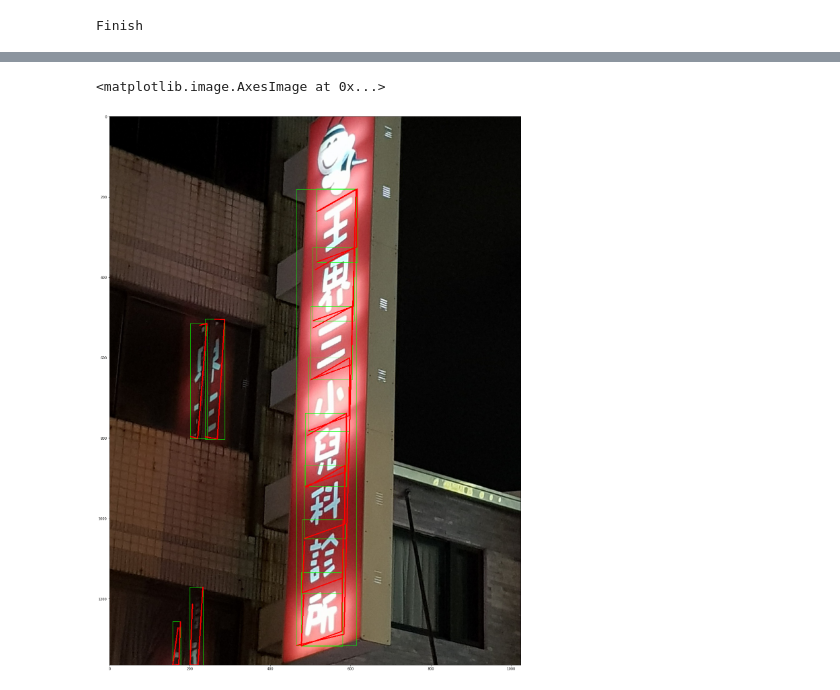
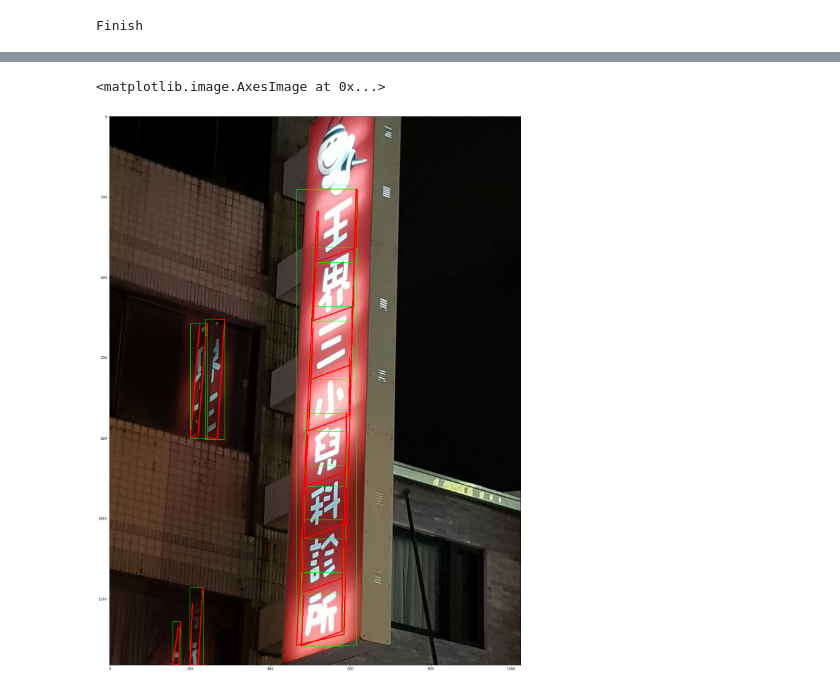
Before and after one commit to you-ming-hu/Sinalboard_OCR, a Jupyter notebook: code/official_data_preprocess/transform_official_label.ipynb, the cells around one changed output, grey strips where cells are left out. Saved outputs shown, nothing was run; the diff lists cells and outputs as text; code cells hidden in the pictures.

Commit message:
1.重新排序label中四邊形各點的順序 2.剔除並記錄有問題的bbox:包含非四點、點重合、多點共線、無標籤等錯誤

```diff
--- a/code/official_data_preprocess/transform_official_label.ipynb
+++ b/code/official_data_preprocess/transform_official_label.ipynb
@@ -5,8 +5,9 @@ from IPython.display import clear_output
 import cv2
 import numpy as np
 # %%
-# js_files = list(pathlib.Path(r'D:\Competitions\ComputerVision\OCR\Signalboard\dataset\train\label\official').iterdir())
-js_files = list(pathlib.Path(r'C:\Users\Atlas\Desktop\Sinalboard_OCR\dataset\train\label\official').iterdir())
+js_files = list(pathlib.Path(r'D:\Competitions\ComputerVision\OCR\Signalboard\dataset\train\label\official').iterdir())
+# js_files = list(pathlib.Path(r'C:\Users\Atlas\Desktop\Sinalboard_OCR\dataset\train\label\official').iterdir())
+errors = {}
 for i,js in enumerate(js_files):
     print(i)
     official_label = json.loads(js.read_text(encoding='utf8'))
@@ -14,11 +15,34 @@ for i,js in enumerate(js_files):
     W = int(official_label['imageWidth'])
 
     bboxes = []
-    for shape in official_label['shapes']:
+    for shape_idx,shape in enumerate(official_label['shapes']):
         polygon = np.array(shape['points'])
+        if polygon.shape != (4,2):
+            errors.setdefault(official_label['imagePath'],[]).append(['非四邊形',shape_idx,shape])
+            continue
         #因為標記座標可能超出圖片範圍，所以要修正
         polygon[:,0] = np.clip(polygon[:,0],0,W)
         polygon[:,1] = np.clip(polygon[:,1],0,H)
+        if len(set((x,y) for x,y in polygon)) != 4:
+            errors.setdefault(official_label['imagePath'],[]).append(['重合點',shape_idx,shape])
+            continue
+        #重新排序points
+        P1 = polygon[polygon[:,1]==np.min(polygon[:,1],axis=0)] #找出y為最小值的點(可能不只一個)
+        if P1.shape == (2,2): #如果有兩個則只取x最小的那個點
+            P1 = P1[P1[:,0] == np.min(P1[:,0])]
+        else:
+            #如果取出來超過兩點表示三點共線，該四點不可能組合成四邊形，是有問題的資料
+            if P1.shape != (1,2):
+                errors.setdefault(official_label['imagePath'],[]).append(['多點共線',shape_idx,shape])
+                continue
+        #P1已經確定
+        other_points = polygon[~(polygon == P1).all(axis=1)] #將P1從四點中移出
+        vectors = other_points - P1 #計算P1到其他三點的向量
+        cosine = vectors[:,0] / np.sqrt(np.sum(vectors**2,axis=1)) #求得向量與x單位向量之夾角cosine
+        other_points = other_points[np.argsort(-cosine)]
+        #其餘三點依定義:夾角大小排列為P2,P3,P4，且夾角越大則cosine越小，依cosine排序則為P4,P3,P2，為了使結果為P2-4，cosine補-號
+        polygon = np.concatenate([P1,other_points],axis=0) #將P1-4依順序合併
+
         #(left,top)為bbox左上角座標  w,h是寬高長度
         left,top,w,h = cv2.boundingRect(polygon)
         #避免左上角超出圖片範圍
@@ -58,6 +82,10 @@ for i,js in enumerate(js_files):
 
         bboxes.append(bbox)
 
+    if len(bboxes) == 0:
+        errors.setdefault(official_label['imagePath'],[]).append(['無標籤',official_label['shapes']])
+        continue
+
     my_label = {}
     my_label['ImageName'] = official_label['imagePath']
     my_label['ImageHeight'] = H
@@ -66,8 +94,8 @@ for i,js in enumerate(js_files):
     my_label['bboxes_count'] = len(bboxes)
 
     s = json.dumps(my_label)
-    pathlib.Path(r'C:\Users\Atlas\Desktop\Sinalboard_OCR\dataset\train\label\custom').joinpath(js.name).write_text(s)
-#     pathlib.Path(r'D:\Competitions\ComputerVision\OCR\Signalboard\dataset\train\label\custom').joinpath(js.name).write_text(s)
+#     pathlib.Path(r'C:\Users\Atlas\Desktop\Sinalboard_OCR\dataset\train\label\custom').joinpath(js.name).write_text(s)
+    pathlib.Path(r'D:\Competitions\ComputerVision\OCR\Signalboard\dataset\train\label\custom').joinpath(js.name).write_text(s)
     clear_output(wait=True)
 print('Finish')
 # %% [output]
@@ -77,20 +129,23 @@ import matplotlib.pyplot as plt
 # %%
 number = 419
 name = f'img_{number}.json'
-x = json.loads(pathlib.Path(r'C:\Users\Atlas\Desktop\Sinalboard_OCR\dataset\train\label\custom').joinpath(name).read_text(encoding='utf8'))
-img = plt.imread(pathlib.Path(r'C:\Users\Atlas\Desktop\Sinalboard_OCR\dataset\train\image\official').joinpath(x['ImageName']))
+x = json.loads(pathlib.Path(r'D:\Competitions\ComputerVision\OCR\Signalboard\dataset\train\label\custom').joinpath(name).read_text(encoding='utf8'))
+img = plt.imread(pathlib.Path(r'D:\Competitions\ComputerVision\OCR\Signalboard\dataset\train\image\official').joinpath(x['ImageName']))
+
+# x = json.loads(pathlib.Path(r'C:\Users\Atlas\Desktop\Sinalboard_OCR\dataset\train\label\custom').joinpath(name).read_text(encoding='utf8'))
+# img = plt.imread(pathlib.Path(r'C:\Users\Atlas\Desktop\Sinalboard_OCR\dataset\train\image\official').joinpath(x['ImageName']))
 
 rects = np.array([b['rectangle']['points'] for b in x['bboxes']])
 rects = (rects * np.array([x['ImageWidth'],x['ImageHeight']])).astype(int)
 
 polygon = np.array([b['polygon']['points'] for b in x['bboxes']])
 polygon = (polygon * np.array([x['ImageWidth'],x['ImageHeight']])).astype(int)
 
 img = cv2.polylines(img,rects,True,(0,255,0))
 img = cv2.polylines(img,polygon,False,(255,0,0),2)
 
 plt.figure(figsize=(30,30))
 plt.imshow(img)
 # %% [output]
 <matplotlib.image.AxesImage at 0x...>
-[figure, old version]
+[figure, new version]
```
Also changed, not shown: parts of 2 cells of this notebook.
